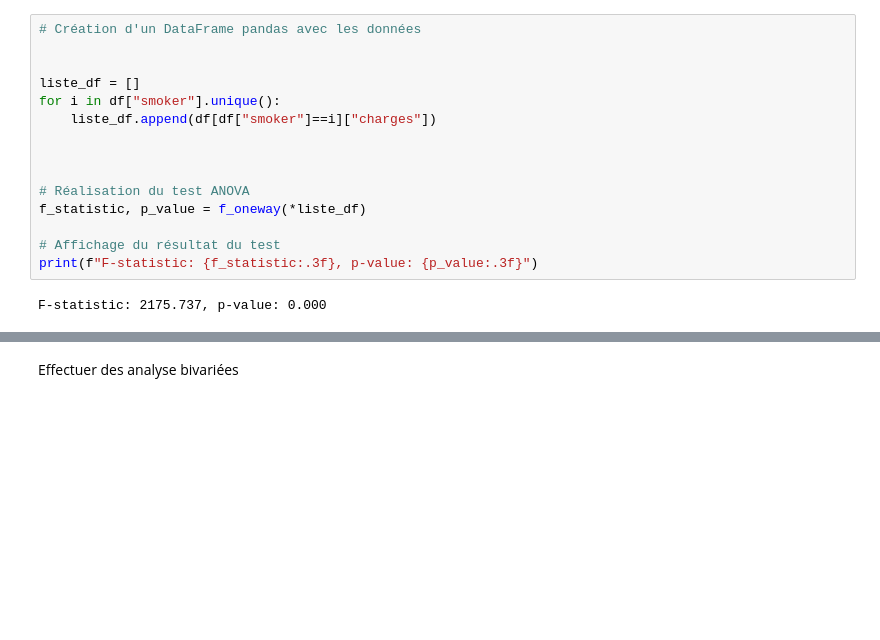
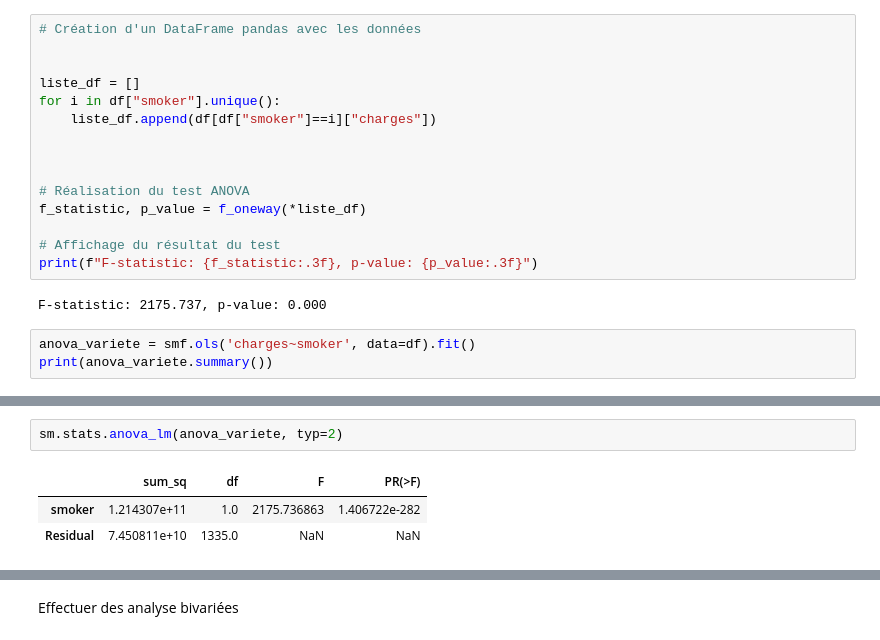
Before and after one commit to StevenDelval/Predire-une-prime-d-assurance-grace-l-IA, a Jupyter notebook: partie_analyse.ipynb, the cells around one changed output, grey strips where cells are left out. Drawn from its saved outputs; the diff is of its cells as text; blank space fills up the shorter version.

```diff
--- a/partie_analyse.ipynb
+++ b/partie_analyse.ipynb
@@ -179,3 +194,6 @@ f_statistic, p_value = f_oneway(*liste_df)
 print(f"F-statistic: {f_statistic:.3f}, p-value: {p_value:.3f}")
 # %% [output]
 F-statistic: 2175.737, p-value: 0.000
+# %%
+anova_variete = smf.ols('charges~smoker', data=df).fit()
+print(anova_variete.summary())
@@ -181,0 +218,6 @@ F-statistic: 2175.737, p-value: 0.000
+# %%
+sm.stats.anova_lm(anova_variete, typ=2)
+# %% [output]
+|  | sum_sq | df | F | PR(>F) |
+| smoker | 1.214307e+11 | 1.0 | 2175.736863 | 1.406722e-282 |
+| Residual | 7.450811e+10 | 1335.0 | NaN | NaN |
```
Also changed, not shown: parts of 7 cells of this notebook.
